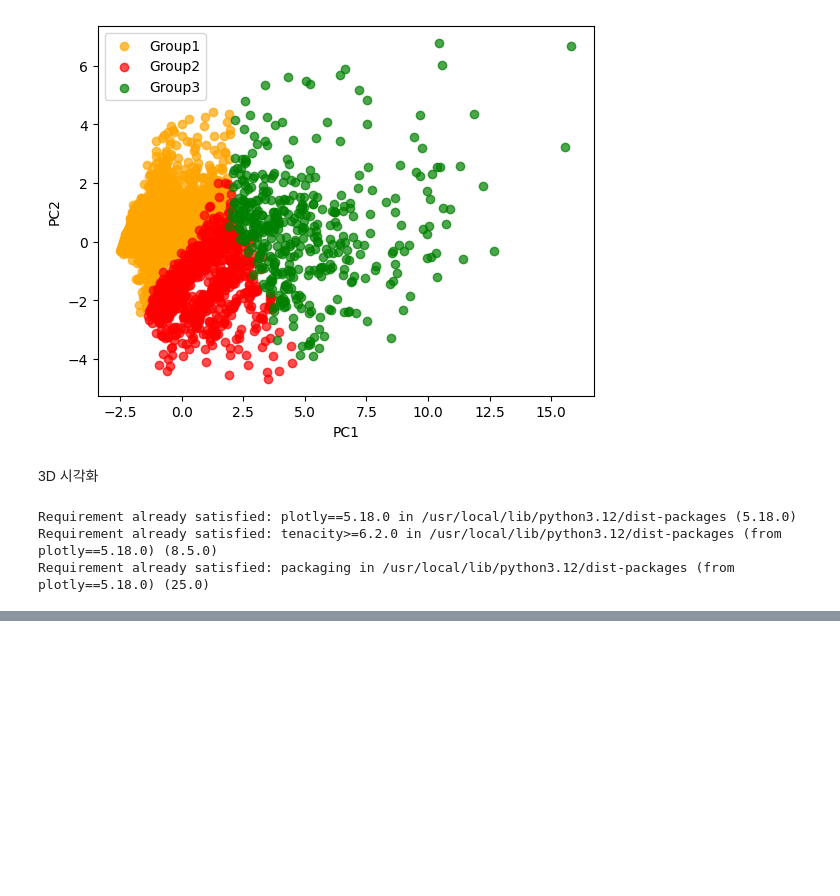
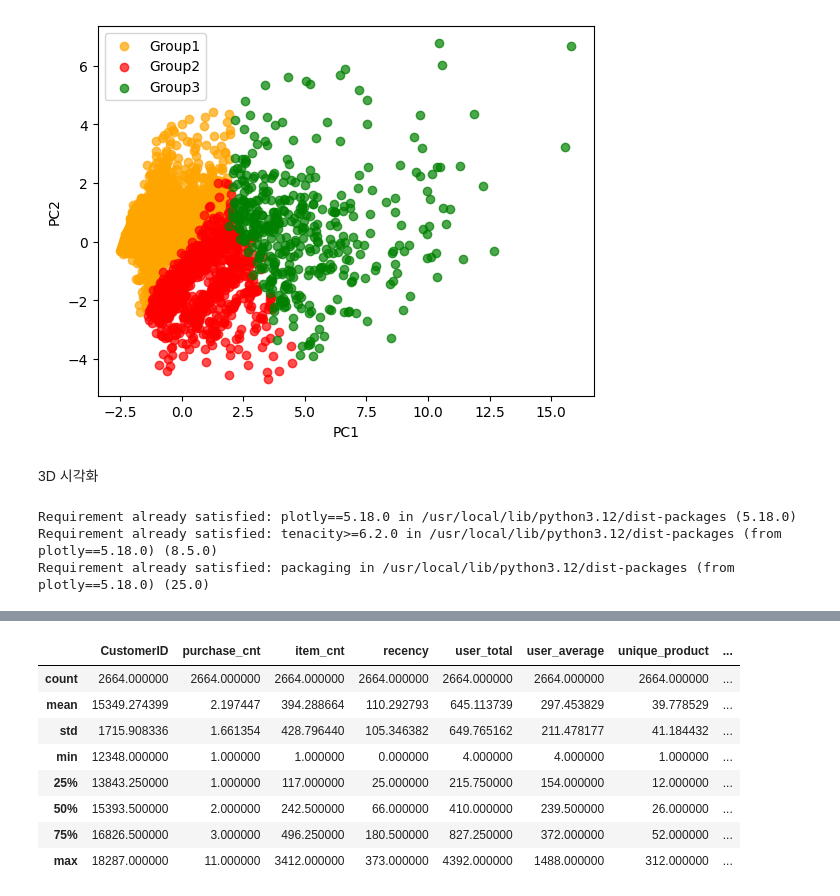
Before and after one commit to Ohsoo46/first-repository, a Jupyter notebook: cs_project01_.ipynb, the cells around one changed output, grey strips where cells are left out. Cells and saved outputs as stored; diff of their text form; code cells hidden in the pictures; blank space fills up the shorter version.

```diff
--- a/cs_project01_.ipynb
+++ b/cs_project01_.ipynb
@@ -367,3 +367,19 @@ fig.update_layout(
 fig.show()
 # %% [output]
 [interactive output not drawn]
+# %%
+group1 = user_data[user_data['cluster'] == 0]
+group2 = user_data[user_data['cluster'] == 1]
+group3 = user_data[user_data['cluster'] == 2]
+# %%
+group1.describe()
+# %% [output]
+|  | CustomerID | purchase_cnt | item_cnt | recency | user_total | user_average | unique_product | ... |
+| count | 2664.000000 | 2664.000000 | 2664.000000 | 2664.000000 | 2664.000000 | 2664.000000 | 2664.000000 | ... |
+| mean | 15349.274399 | 2.197447 | 394.288664 | 110.292793 | 645.113739 | 297.453829 | 39.778529 | ... |
+| std | 1715.908336 | 1.661354 | 428.796440 | 105.346382 | 649.765162 | 211.478177 | 41.184432 | ... |
+| min | 12348.000000 | 1.000000 | 1.000000 | 0.000000 | 4.000000 | 4.000000 | 1.000000 | ... |
+| 25% | 13843.250000 | 1.000000 | 117.000000 | 25.000000 | 215.750000 | 154.000000 | 12.000000 | ... |
+| 50% | 15393.500000 | 2.000000 | 242.500000 | 66.000000 | 410.000000 | 239.500000 | 26.000000 | ... |
+| 75% | 16826.500000 | 3.000000 | 496.250000 | 180.500000 | 827.250000 | 372.000000 | 52.000000 | ... |
+| max | 18287.000000 | 11.000000 | 3412.000000 | 373.000000 | 4392.000000 | 1488.000000 | 312.000000 | ... |
```
Also changed, not shown: parts of 2 cells of this notebook.
